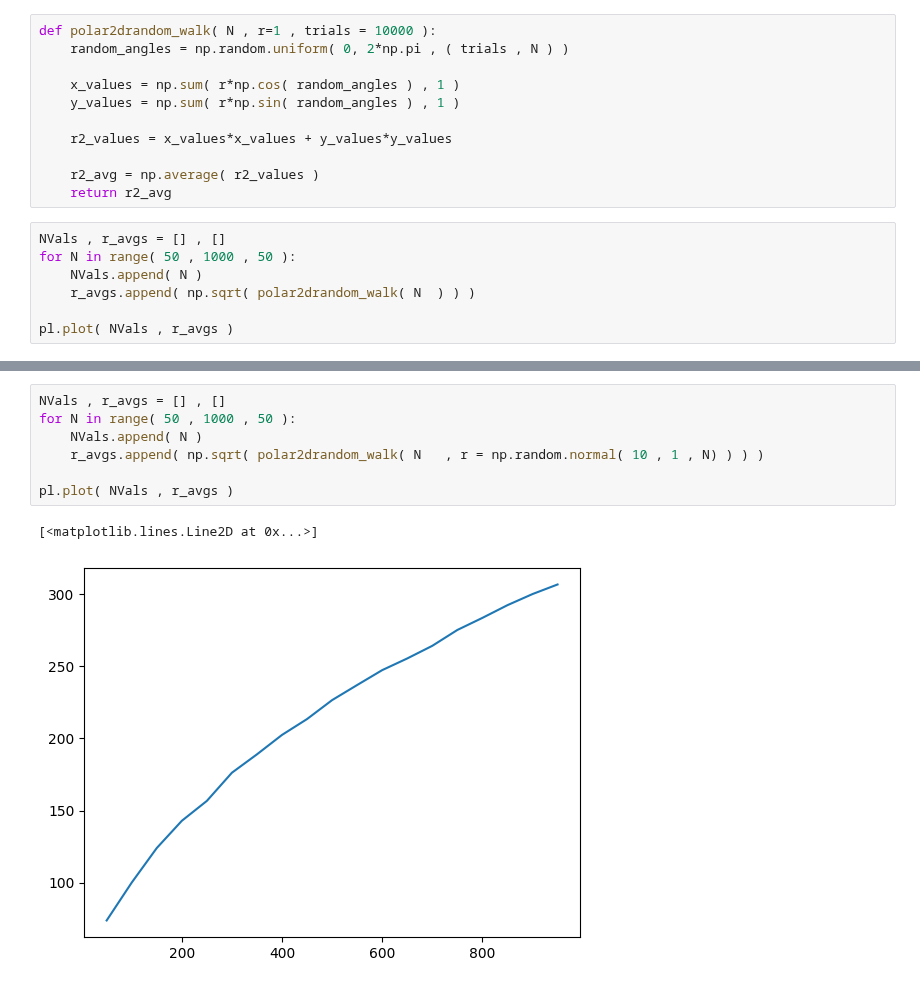
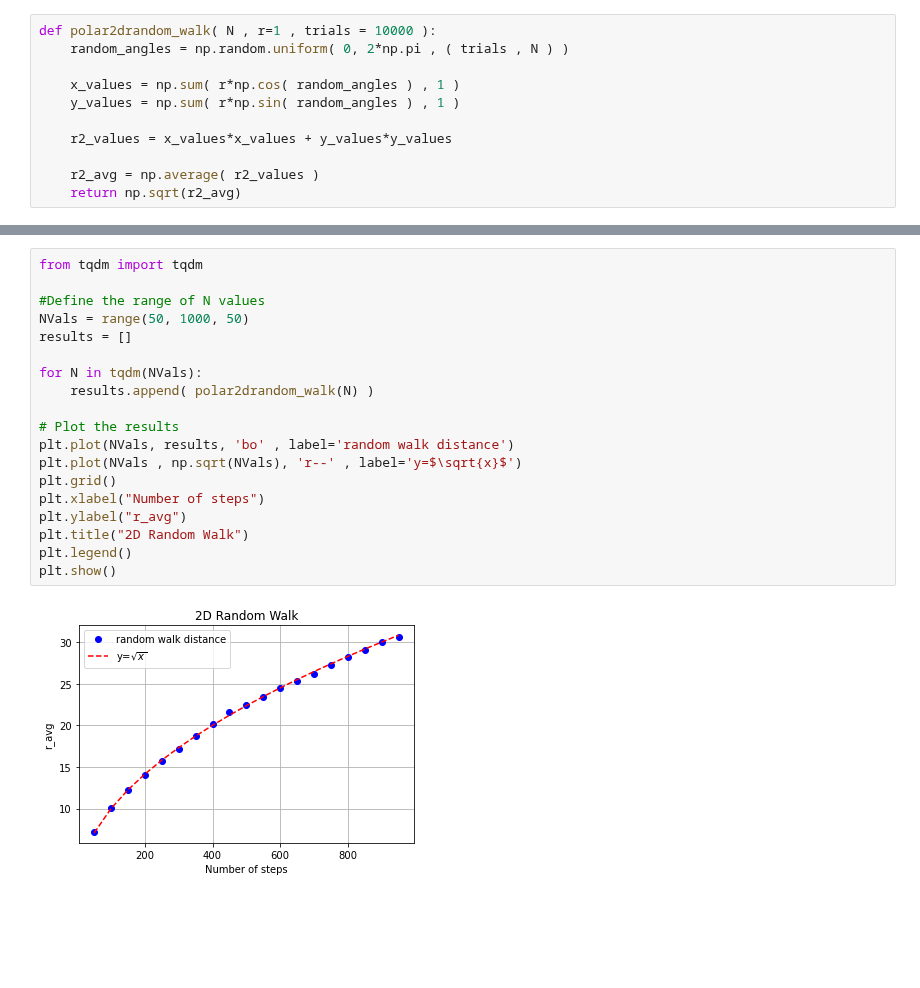
Before and after one commit to hbakhshi/IUTComputationalPhysics, a Jupyter notebook: docs/04/2dRandomWalk.ipynb, the cells around one changed output, grey strips where cells are left out. Cells and saved outputs as stored; diff of their text form; blank space fills up the shorter version.

```diff
--- a/docs/04/2dRandomWalk.ipynb
+++ b/docs/04/2dRandomWalk.ipynb
@@ -13,11 +45,4 @@ def polar2drandom_walk( N , r=1 , trials = 10000 ):
     r2_values = x_values*x_values + y_values*y_values
 
     r2_avg = np.average( r2_values )
-    return r2_avg
+    return np.sqrt(r2_avg)
-# %%
-NVals , r_avgs = [] , []
-for N in range( 50 , 1000 , 50 ):
-    NVals.append( N )
-    r_avgs.append( np.sqrt( polar2drandom_walk( N  ) ) )
-
-pl.plot( NVals , r_avgs )
@@ -27,11 +49,22 @@ pl.plot( NVals , r_avgs )
 # %%
-NVals , r_avgs = [] , []
-for N in range( 50 , 1000 , 50 ):
-    NVals.append( N )
-    r_avgs.append( np.sqrt( polar2drandom_walk( N   , r = np.random.normal( 10 , 1 , N) ) ) )
+from tqdm import tqdm
 
-pl.plot( NVals , r_avgs )
+#Define the range of N values
+NVals = range(50, 1000, 50)
+results = []
+
+for N in tqdm(NVals):
+    results.append( polar2drandom_walk(N) )
+
+# Plot the results
+plt.plot(NVals, results, 'bo' , label='random walk distance')
+plt.plot(NVals , np.sqrt(NVals), 'r--' , label='y=$\sqrt{x}$')
+plt.grid()
+plt.xlabel("Number of steps")
+plt.ylabel("r_avg")
+plt.title("2D Random Walk")
+plt.legend()
+plt.show()
 # %% [output]
-[<matplotlib.lines.Line2D at 0x...>]
-[figure, old version]
+[figure, new version]
 # %%
```
Also changed, not shown: parts of 7 cells of this notebook, 2 other files.
